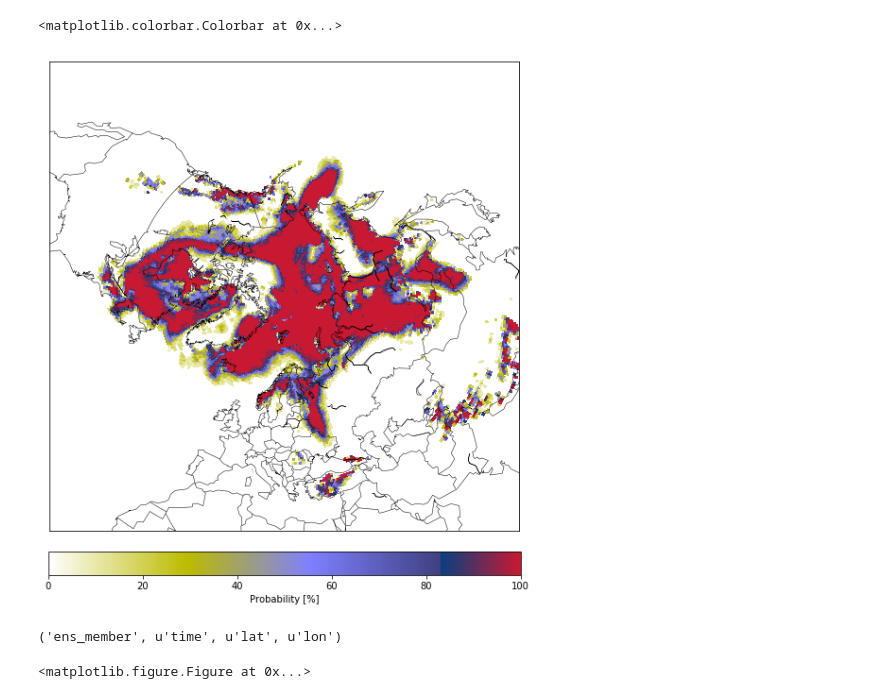
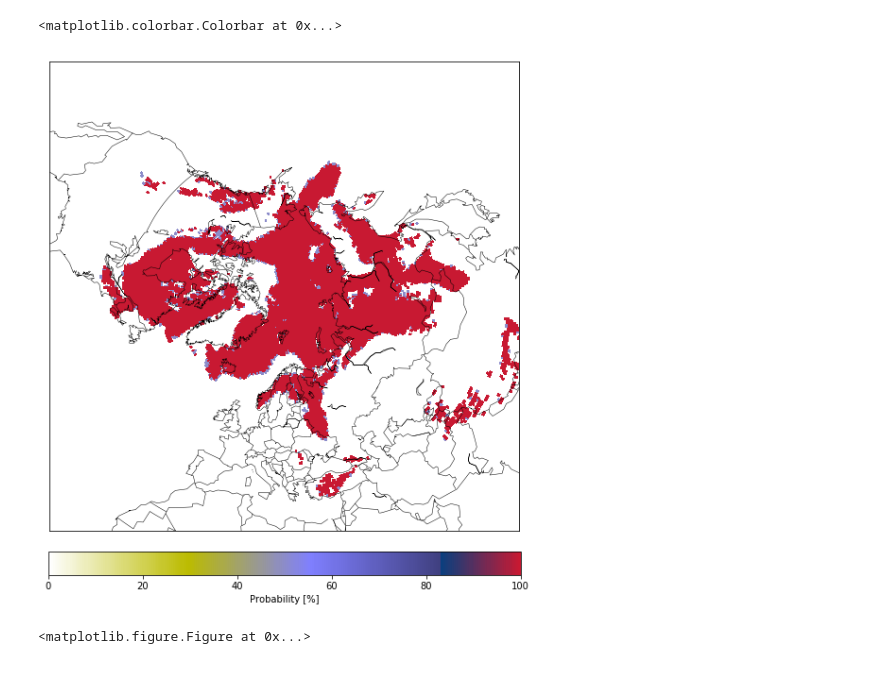
Before and after one commit to guidocioni/gens, a Jupyter notebook: plot_gefs.ipynb, the cells around one changed output. Saved outputs shown, nothing was run; the diff lists cells and outputs as text; code cells hidden in the pictures.

```diff
--- a/plot_gefs.ipynb
+++ b/plot_gefs.ipynb
@@ -65,22 +64,22 @@ Dimensions without coordinates: bnds, ens_member
 # %%
 fig = plt.figure(figsize=(10,10))
 m = utils.get_projection(projection="nh", labels=False)
 # m.shadedrelief(scale=0.4, alpha=0.8)
 lon2d, lat2d = np.meshgrid(merged['lon'], merged['lat'])
 
 # Truncate colormap
 cmap = plt.get_cmap('gist_stern_r')
 new_cmap = utils.truncate_colormap(cmap, 0, 0.9)
 
 # Probabilites plot
-prob_snow=snow.mean(axis=0)*100.
+prob_snow=snow.median(axis=0)*100.
 prob_snow=np.ma.masked_less_equal(prob_snow, 5)
 
 cs = m.pcolormesh(lon2d, lat2d, prob_snow[10,:,:], vmin=0, vmax=100,
                 cmap=new_cmap, latlon=True)
 
 plt.gca().clabel(c, c.levels, inline=True, fmt='%d' , fontsize=10)
 plt.colorbar(cs, orientation='horizontal', label='Probability [%]',fraction=0.046, pad=0.04)
 # %% [output]
 <matplotlib.colorbar.Colorbar at 0x...>
-[figure, old version]
+[figure, new version]
@@ -132,5 +86 @@ dtime = netCDF4.num2date(time_var[:],time_var.units)
-# %%
-t_2m.dims
-# %% [output]
-('ens_member', u'time', u'lat', u'lon')
 # %%
```
Also changed, not shown: parts of 5 cells of this notebook, 8 other files.
